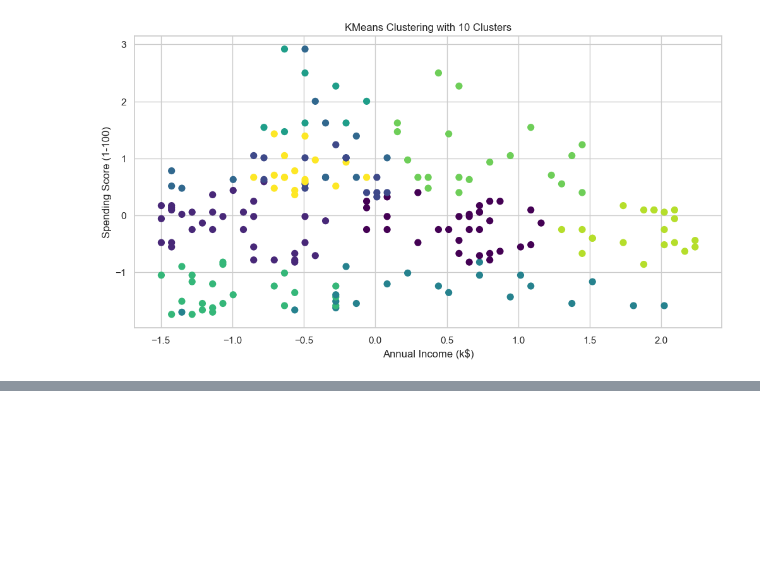
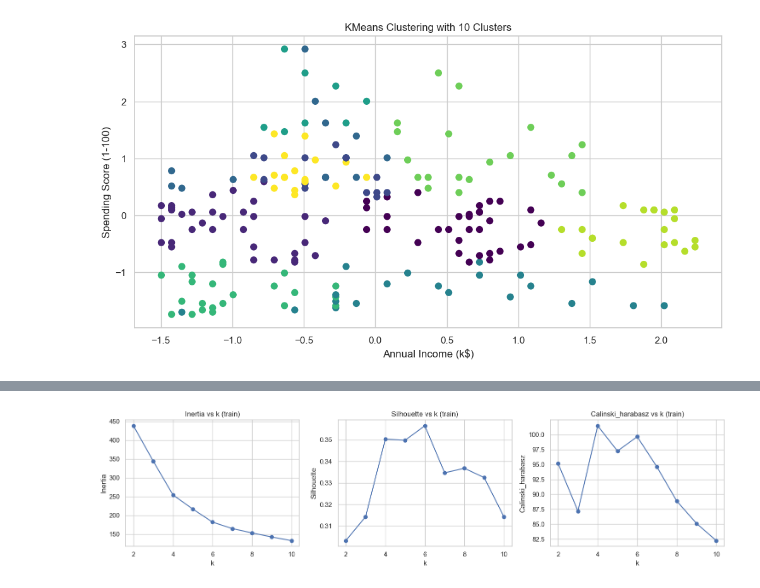
Before and after one commit to hossamAhmedSalah/computational_intelligence-_project, a Jupyter notebook: Notebooks/segmentation_kmeans.ipynb, the cells around one changed output, grey strips where cells are left out. Saved outputs shown, nothing was run; the diff lists cells and outputs as text; code cells hidden in the pictures; blank space fills up the shorter version.

```diff
--- a/Notebooks/segmentation_kmeans.ipynb
+++ b/Notebooks/segmentation_kmeans.ipynb
@@ -143,0 +298,12 @@ for model in kmeans_models:
+# %%
+# Example usage
+kmeans_experiment_1 = KMeansExperiment(
+    train_data=pro_data_mall,
+    # eval_data=auto_data_train,
+    k_range=(2, 10),
+    runs=30,
+    random_state=42
+)
+kmeans_experiment_1.run()
+res_1 = kmeans_experiment_1.get_results()
+res_1
@@ -143,0 +363,4 @@ for model in kmeans_models:
+# %%
+kmeans_experiment_1.plot_metrics(dataset='train')
+# %% [output]
+[figure, added]
```
Also changed, not shown: parts of 15 cells of this notebook, 3 other files.
